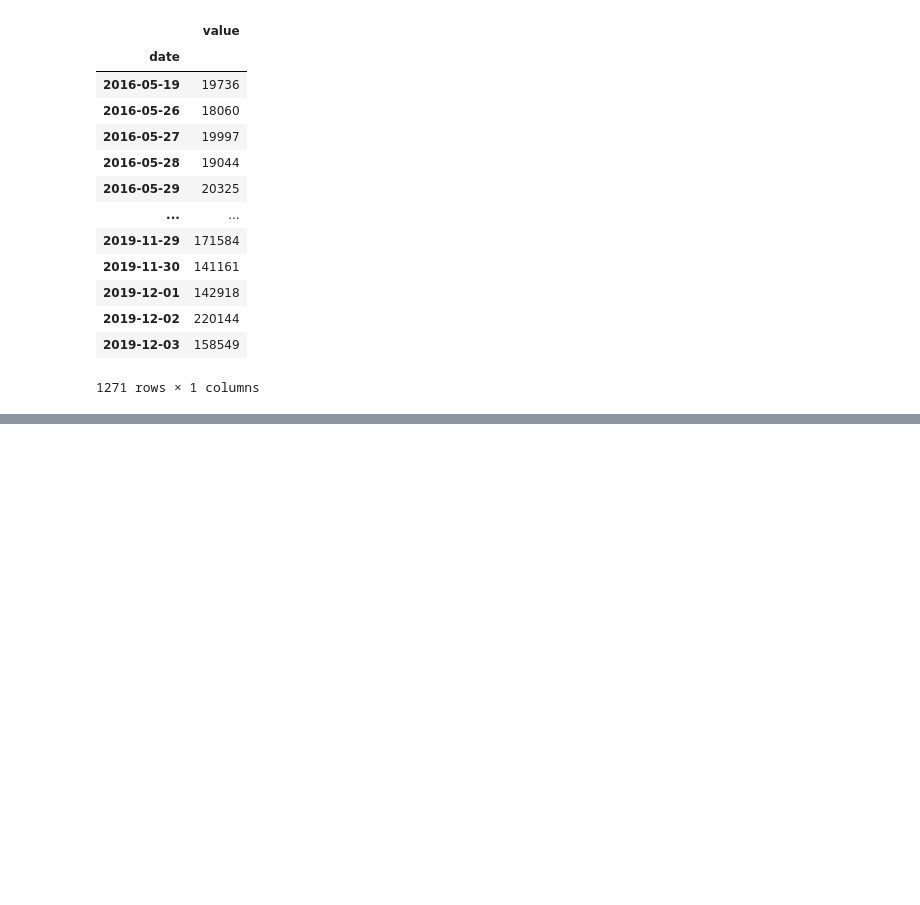
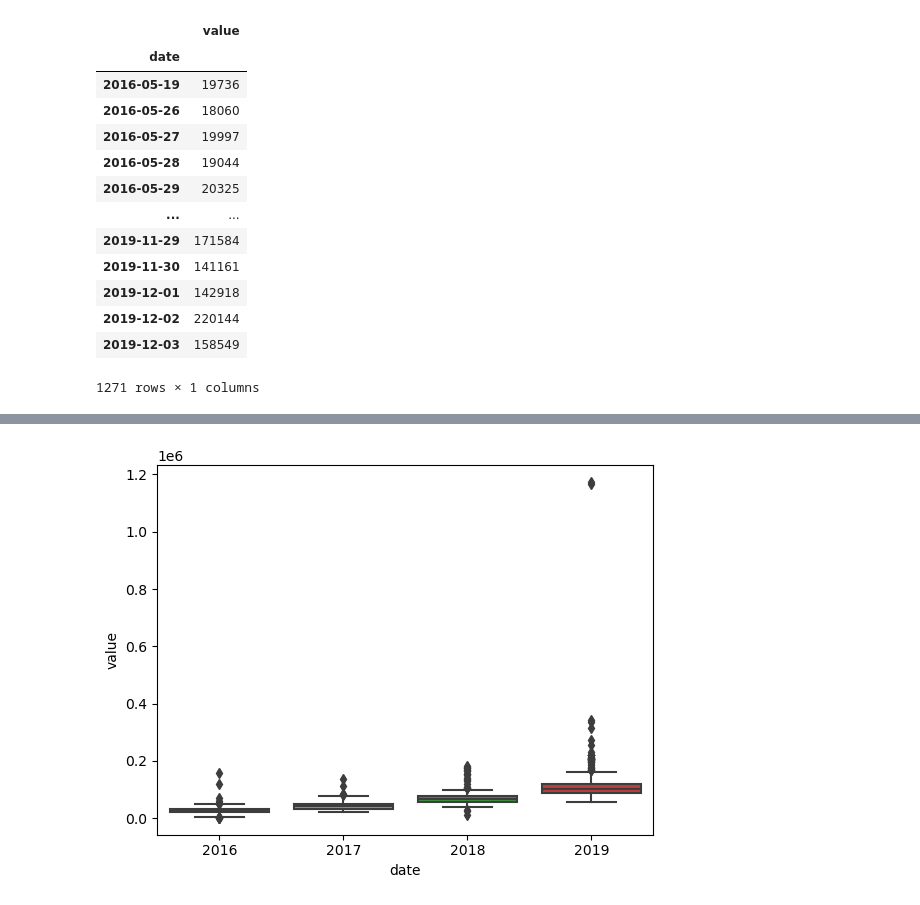
Before and after one commit to OuwaCavern/page-view-time-series-visualizer, a Jupyter notebook: time-series-visualizer.ipynb, the cells around one changed output, grey strips where cells are left out. Cells and saved outputs as stored; diff of their text form; code cells hidden in the pictures; blank space fills up the shorter version.

```diff
--- a/time-series-visualizer.ipynb
+++ b/time-series-visualizer.ipynb
@@ -80,0 +86,11 @@ dfclean
+# %%
+dfh=pd.read_csv("fcc-forum-pageviews.csv",parse_dates=["date"],index_col="date")
+# %%
+dfh.index = dfh.index.strftime("%Y")
+# %%
+fig, ax = plt.subplots()
+
+sns.boxplot(data=dfh, x=dfh.index, y=dfh["value"], ax=ax)
+plt.show()
+# %% [output]
+[figure, added]
```
Also changed, not shown: parts of 1 cell of this notebook.
